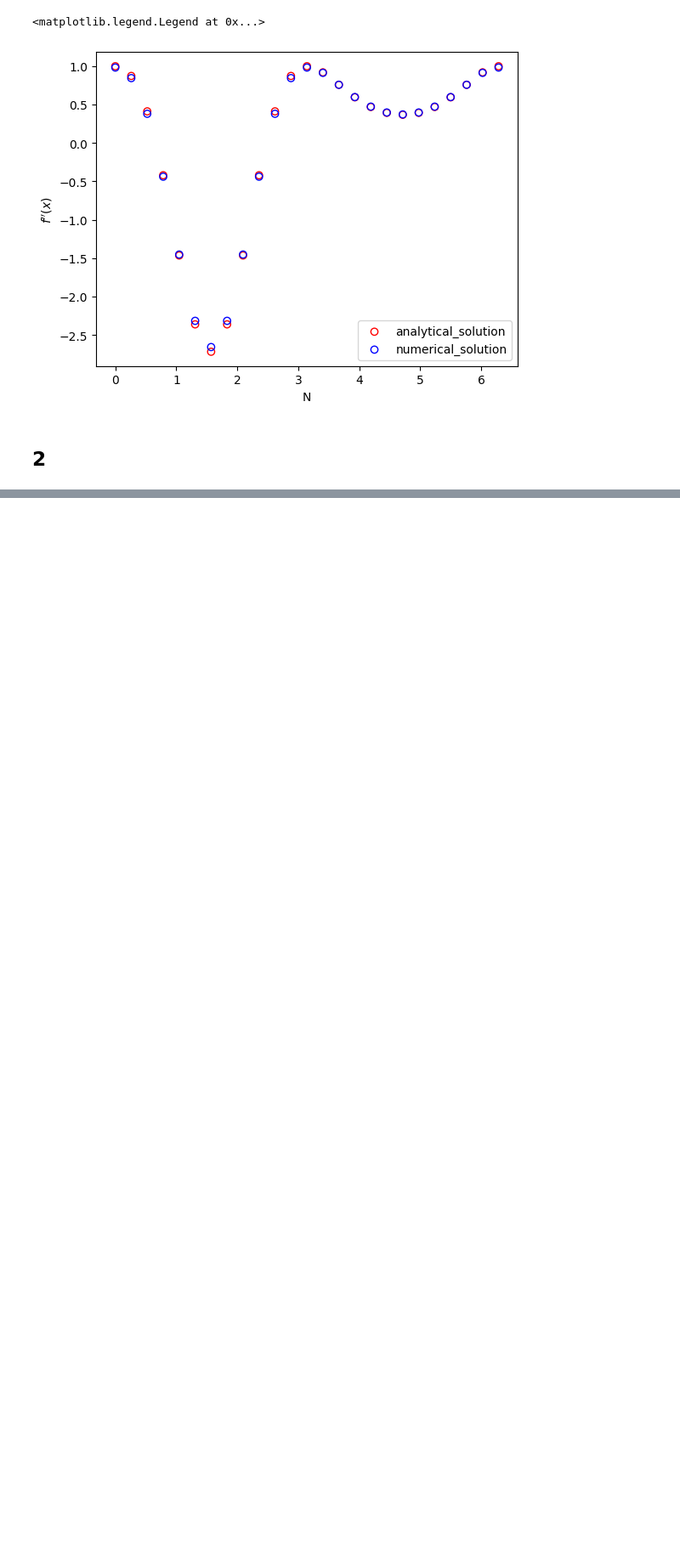
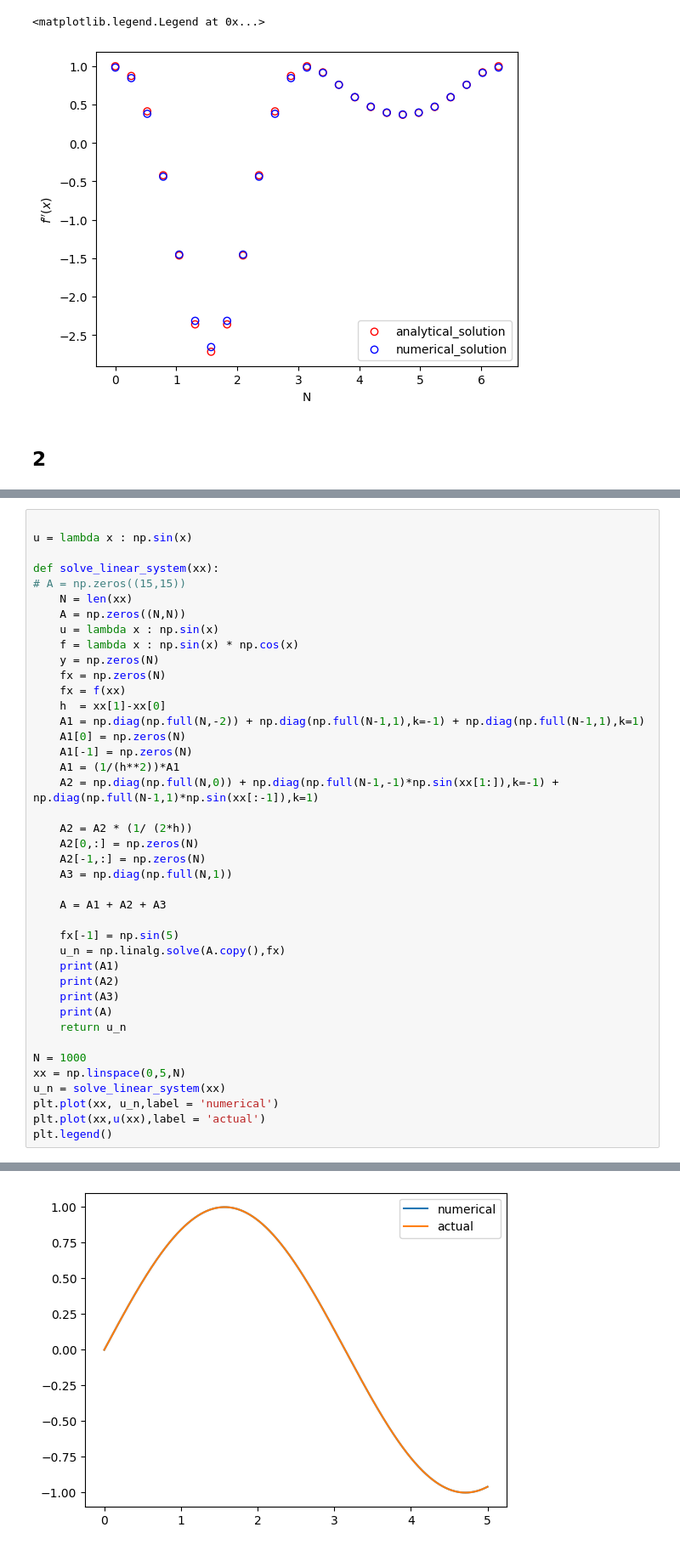
Before and after one commit to andrewholmberg/math_550_numerical_pdes, a Jupyter notebook: homework_0.ipynb, the cells around one changed output, grey strips where cells are left out. Shown at 85% size. Saved outputs shown, nothing was run; the diff lists cells and outputs as text; blank space fills up the shorter version.

```diff
--- a/homework_0.ipynb
+++ b/homework_0.ipynb
@@ -211,0 +168,42 @@ ax.legend()
+# %%
+
+u = lambda x : np.sin(x)
+
+def solve_linear_system(xx):
+# A = np.zeros((15,15))
+    N = len(xx)
+    A = np.zeros((N,N))
+    u = lambda x : np.sin(x)
+    f = lambda x : np.sin(x) * np.cos(x)
+    y = np.zeros(N)
+    fx = np.zeros(N)
+    fx = f(xx)
+    h  = xx[1]-xx[0]
+    A1 = np.diag(np.full(N,-2)) + np.diag(np.full(N-1,1),k=-1) + np.diag(np.full(N-1,1),k=1)
+    A1[0] = np.zeros(N)
+    A1[-1] = np.zeros(N)
+    A1 = (1/(h**2))*A1
+    A2 = np.diag(np.full(N,0)) + np.diag(np.full(N-1,-1)*np.sin(xx[1:]),k=-1) + np.diag(np.full(N-1,1)*np.sin(xx[:-1]),k=1)
+
+    A2 = A2 * (1/ (2*h))
+    A2[0,:] = np.zeros(N)
+    A2[-1,:] = np.zeros(N)
+    A3 = np.diag(np.full(N,1))
+
+    A = A1 + A2 + A3
+
+    fx[-1] = np.sin(5)
+    u_n = np.linalg.solve(A.copy(),fx)
+    print(A1)
+    print(A2)
+    print(A3)
+    print(A)
+    return u_n
+
+N = 1000
+xx = np.linspace(0,5,N)
+u_n = solve_linear_system(xx)
+plt.plot(xx, u_n,label = 'numerical')
+plt.plot(xx,u(xx),label = 'actual')
+plt.legend()
+# %% [output]
@@ -211,0 +228 @@ ax.legend()
+[figure, added]
```
Also changed, not shown: parts of 20 cells of this notebook, 1 other file.
